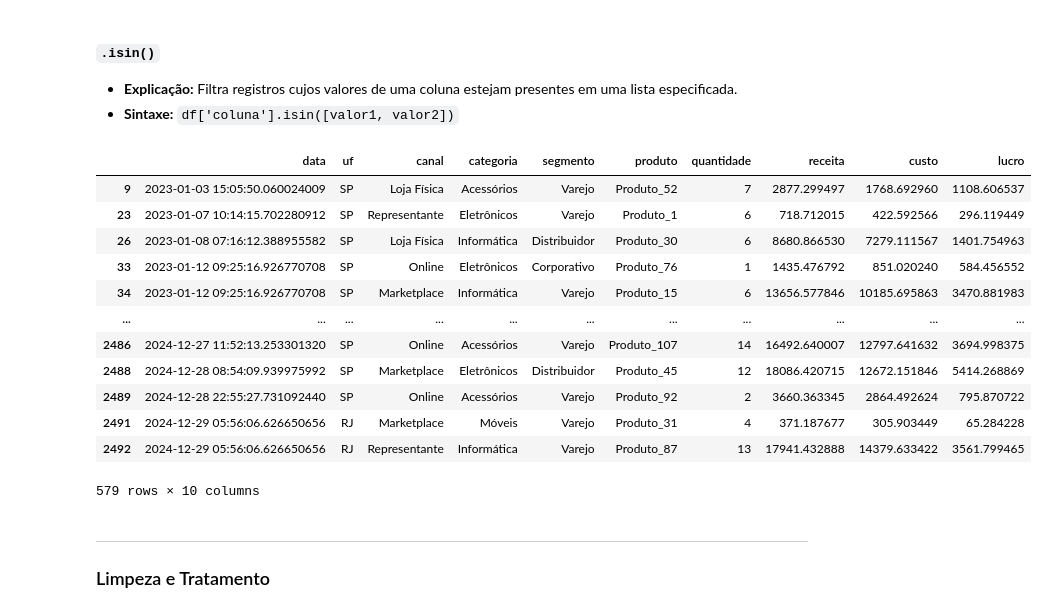
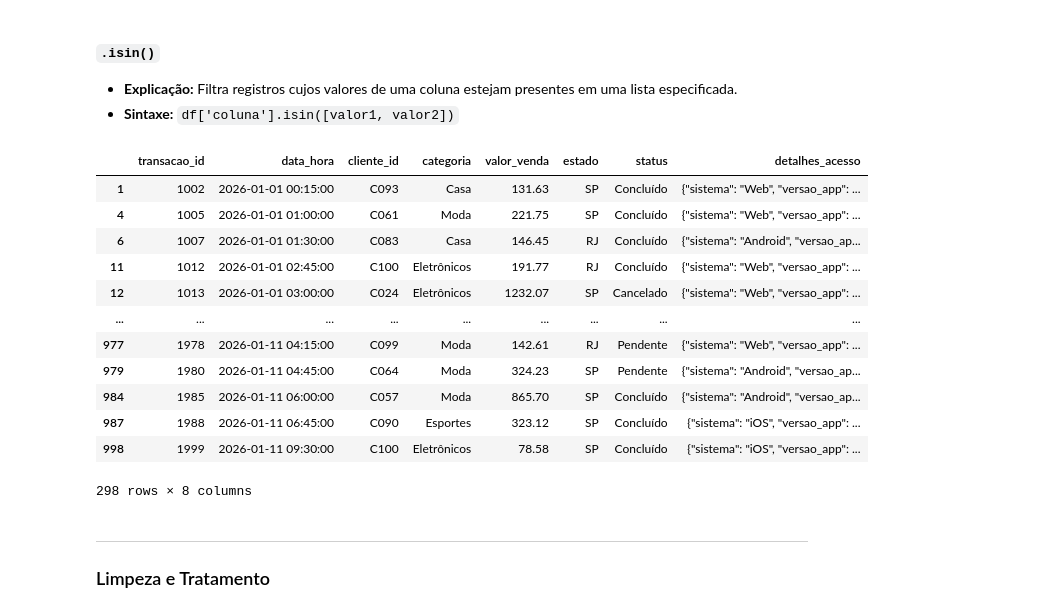
Before and after one commit to AlexandreLouzada/PythonDataViz, a Jupyter notebook: pandas_guia_completo.ipynb, the cells around one changed output. Drawn from its saved outputs; the diff is of its cells as text; code cells hidden in the pictures.

```diff
--- a/pandas_guia_completo.ipynb
+++ b/pandas_guia_completo.ipynb
@@ -17,7 +17,7 @@ Exemplo:
 # %%
 import pandas as pd
 
-df = pd.read_csv('vendas.csv', sep=',', encoding='utf-8')
+df = pd.read_csv('vendas.csv', sep=';', encoding='utf-8')
 # %% [markdown]
 #### `.head()` / `.tail()`
 
@@ -116,21 +125,21 @@ df.iloc[0:5, 0:2]  # Primeiras 5 linhas e primeiras 2 colunas
 - **Explicação:** Filtra registros cujos valores de uma coluna estejam presentes em uma lista especificada.
 - **Sintaxe:** `df['coluna'].isin([valor1, valor2])`
 # %%
-df[df['uf'].isin(['SP', 'RJ'])]
+df[df['estado'].isin(['SP', 'RJ'])]
 # %% [output]
-|  | data | uf | canal | categoria | segmento | produto | quantidade | receita | custo | lucro |
-| 9 | 2023-01-03 15:05:50.060024009 | SP | Loja Física | Acessórios | Varejo | Produto_52 | 7 | 2877.299497 | 1768.692960 | 1108.606537 |
-| 23 | 2023-01-07 10:14:15.702280912 | SP | Representante | Eletrônicos | Varejo | Produto_1 | 6 | 718.712015 | 422.592566 | 296.119449 |
-| 26 | 2023-01-08 07:16:12.388955582 | SP | Loja Física | Informática | Distribuidor | Produto_30 | 6 | 8680.866530 | 7279.111567 | 1401.754963 |
-| 33 | 2023-01-12 09:25:16.926770708 | SP | Online | Eletrônicos | Corporativo | Produto_76 | 1 | 1435.476792 | 851.020240 | 584.456552 |
-| 34 | 2023-01-12 09:25:16.926770708 | SP | Marketplace | Informática | Varejo | Produto_15 | 6 | 13656.577846 | 10185.695863 | 3470.881983 |
-| ... | ... | ... | ... | ... | ... | ... | ... | ... | ... | ... |
-| 2486 | 2024-12-27 11:52:13.253301320 | SP | Online | Acessórios | Varejo | Produto_107 | 14 | 16492.640007 | 12797.641632 | 3694.998375 |
-| 2488 | 2024-12-28 08:54:09.939975992 | SP | Marketplace | Eletrônicos | Distribuidor | Produto_45 | 12 | 18086.420715 | 12672.151846 | 5414.268869 |
-| 2489 | 2024-12-28 22:55:27.731092440 | SP | Online | Acessórios | Varejo | Produto_92 | 2 | 3660.363345 | 2864.492624 | 795.870722 |
-| 2491 | 2024-12-29 05:56:06.626650656 | RJ | Marketplace | Móveis | Varejo | Produto_31 | 4 | 371.187677 | 305.903449 | 65.284228 |
-| 2492 | 2024-12-29 05:56:06.626650656 | RJ | Representante | Informática | Varejo | Produto_87 | 13 | 17941.432888 | 14379.633422 | 3561.799465 |
+|  | transacao_id | data_hora | cliente_id | categoria | valor_venda | estado | status | detalhes_acesso |
+| 1 | 1002 | 2026-01-01 00:15:00 | C093 | Casa | 131.63 | SP | Concluído | {"sistema": "Web", "versao_app": ... |
+| 4 | 1005 | 2026-01-01 01:00:00 | C061 | Moda | 221.75 | SP | Concluído | {"sistema": "Web", "versao_app": ... |
+| 6 | 1007 | 2026-01-01 01:30:00 | C083 | Casa | 146.45 | RJ | Concluído | {"sistema": "Android", "versao_ap... |
+| 11 | 1012 | 2026-01-01 02:45:00 | C100 | Eletrônicos | 191.77 | RJ | Concluído | {"sistema": "Web", "versao_app": ... |
+| 12 | 1013 | 2026-01-01 03:00:00 | C024 | Eletrônicos | 1232.07 | SP | Cancelado | {"sistema": "Web", "versao_app": ... |
+| ... | ... | ... | ... | ... | ... | ... | ... | ... |
+| 977 | 1978 | 2026-01-11 04:15:00 | C099 | Moda | 142.61 | RJ | Pendente | {"sistema": "Web", "versao_app": ... |
+| 979 | 1980 | 2026-01-11 04:45:00 | C064 | Moda | 324.23 | SP | Pendente | {"sistema": "Android", "versao_ap... |
+| 984 | 1985 | 2026-01-11 06:00:00 | C057 | Moda | 865.70 | SP | Concluído | {"sistema": "Android", "versao_ap... |
+| 987 | 1988 | 2026-01-11 06:45:00 | C090 | Esportes | 323.12 | SP | Concluído | {"sistema": "iOS", "versao_app": ... |
+| 998 | 1999 | 2026-01-11 09:30:00 | C100 | Eletrônicos | 78.58 | SP | Concluído | {"sistema": "iOS", "versao_app": ... |
-579 rows × 10 columns
+298 rows × 8 columns
 # %% [markdown]
 ---
 ### Limpeza e Tratamento
```
Also changed, not shown: parts of 8 cells of this notebook, 2 other files.
